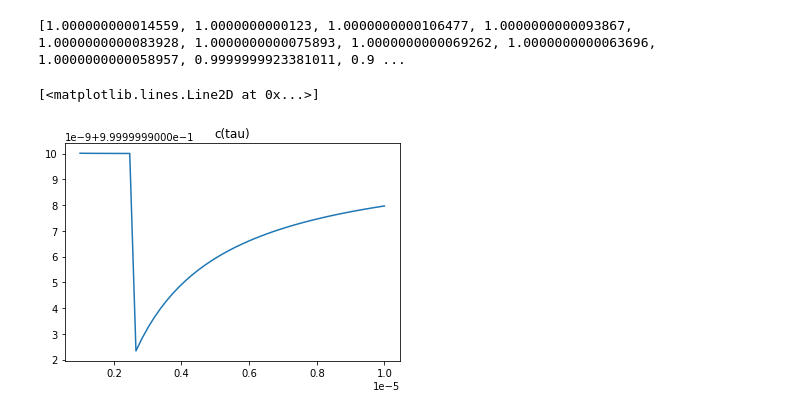
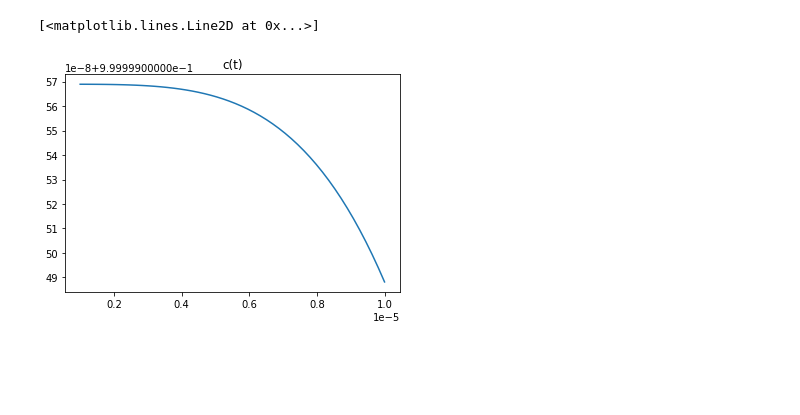
Before and after one commit to Upadhyaya-Group/ml_qubit, a Jupyter notebook: data_generation_v3.ipynb, the cells around one changed output. Cells and saved outputs as stored; diff of their text form; code cells hidden in the pictures; blank space fills up the shorter version.

```diff
--- a/data_generation_v3.ipynb
+++ b/data_generation_v3.ipynb
@@ -10,0 +18,7 @@ Populating the interactive namespace from numpy and matplotlib
+# %%
+def s(t):
+    return -math.pi*np.log(artificial_c(t))/t, math.pi/t;
+
+pyplot.title("s(w,t)");
+pyplot.xlabel("frequency")
+pyplot.plot(s(t_test_vals)[1],s(t_test_vals)[0])
@@ -45,12 +60,21 @@ pyplot.plot(w,dx(w,tau=tau));
 # %%
 
-def x_quad(tau):
-    return integrate.quad(dx,0,inf,args=(tau))[0];
+def x_quad(t):
+    return integrate.quad(dx,0,math.inf,args=(t))[0];
 
-def x(tau):
-    w = np.linspace(0,3000,10000);
-    dx_vals = dx(w,tau);
+def x_trapz(t):
+    w = np.linspace(0.00001,3000,10000);
+    dx_vals = dx(w,t);
     return integrate.trapz(dx_vals, w);
 
-def c(tau):
-    return exp(-x_quad(tau));
+def x(t):
+    return x_trapz(t);
+
+
+x_vals = [];
+t_range = np.linspace(1e-6,1e-5);
+for t in t_range:
+    x_vals.append(x(t));
+
+pyplot.title("x(tau)");
+pyplot.plot(t_range,x_vals);
@@ -72,11 +83,14 @@ pyplot.plot(tau_range,x_vals);
 # %%
+
+def c(t):
+    return math.exp(-x(t));
+
+
 c_vals = [];
-for tau in tau_range:
-    c_vals.append(c(tau));
-print(c_vals);
-pyplot.title("c(tau)");
-pyplot.plot(tau_range,c_vals);
+for t in t_range:
+    c_vals.append(c(t));
+pyplot.title("c(t)");
+pyplot.plot(t_range,c_vals);
 # %% [output]
-[1.000000000014559, 1.0000000000123, 1.0000000000106477, 1.0000000000093867, 1.0000000000083928, 1.0000000000075893, 1.0000000000069262, 1.0000000000063696, 1.0000000000058957, 0.9999999923381011, 0.9 ...
+[<matplotlib.lines.Line2D at 0x...>]
-[<matplotlib.lines.Line2D at 0x...>]
-[figure, old version]
+[figure, new version]
```
Also changed, not shown: parts of 10 cells of this notebook.
